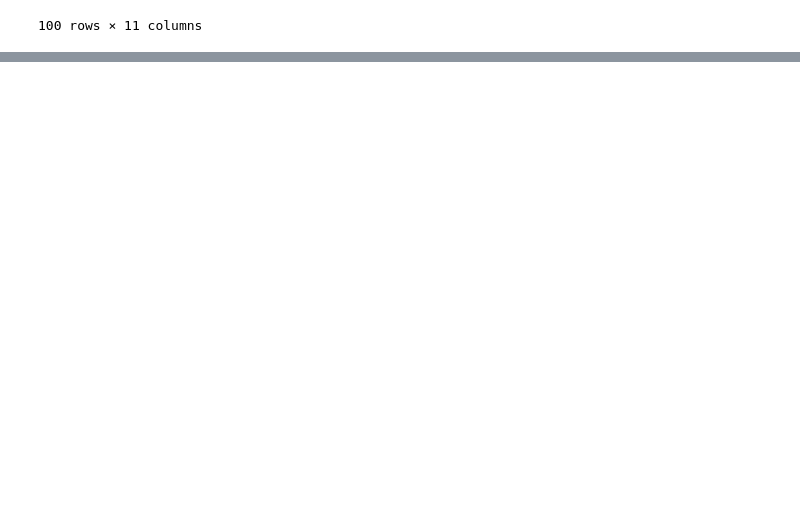
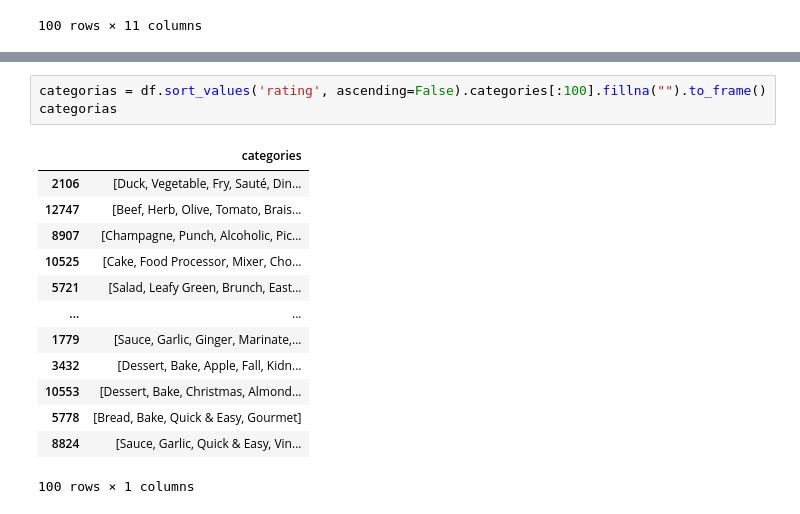
Before and after one commit to filipecmedeiros/Recipes, a Jupyter notebook: Exploratory Analysis.ipynb, the cells around one changed output, grey strips where cells are left out. Drawn from its saved outputs; the diff is of its cells as text; blank space fills up the shorter version.

```diff
--- a/Exploratory Analysis.ipynb
+++ b/Exploratory Analysis.ipynb
@@ -359,0 +363,17 @@ df_rating
+# %%
+categorias = df.sort_values('rating', ascending=False).categories[:100].fillna("").to_frame()
+categorias
+# %% [output]
+|  | categories |
+| 2106 | [Duck, Vegetable, Fry, Sauté, Din... |
+| 12747 | [Beef, Herb, Olive, Tomato, Brais... |
+| 8907 | [Champagne, Punch, Alcoholic, Pic... |
+| 10525 | [Cake, Food Processor, Mixer, Cho... |
+| 5721 | [Salad, Leafy Green, Brunch, East... |
+| ... | ... |
+| 1779 | [Sauce, Garlic, Ginger, Marinate,... |
+| 3432 | [Dessert, Bake, Apple, Fall, Kidn... |
+| 10553 | [Dessert, Bake, Christmas, Almond... |
+| 5778 | [Bread, Bake, Quick & Easy, Gourmet] |
+| 8824 | [Sauce, Garlic, Quick & Easy, Vin... |
+100 rows × 1 columns
```
Also changed, not shown: parts of 10 cells of this notebook.
